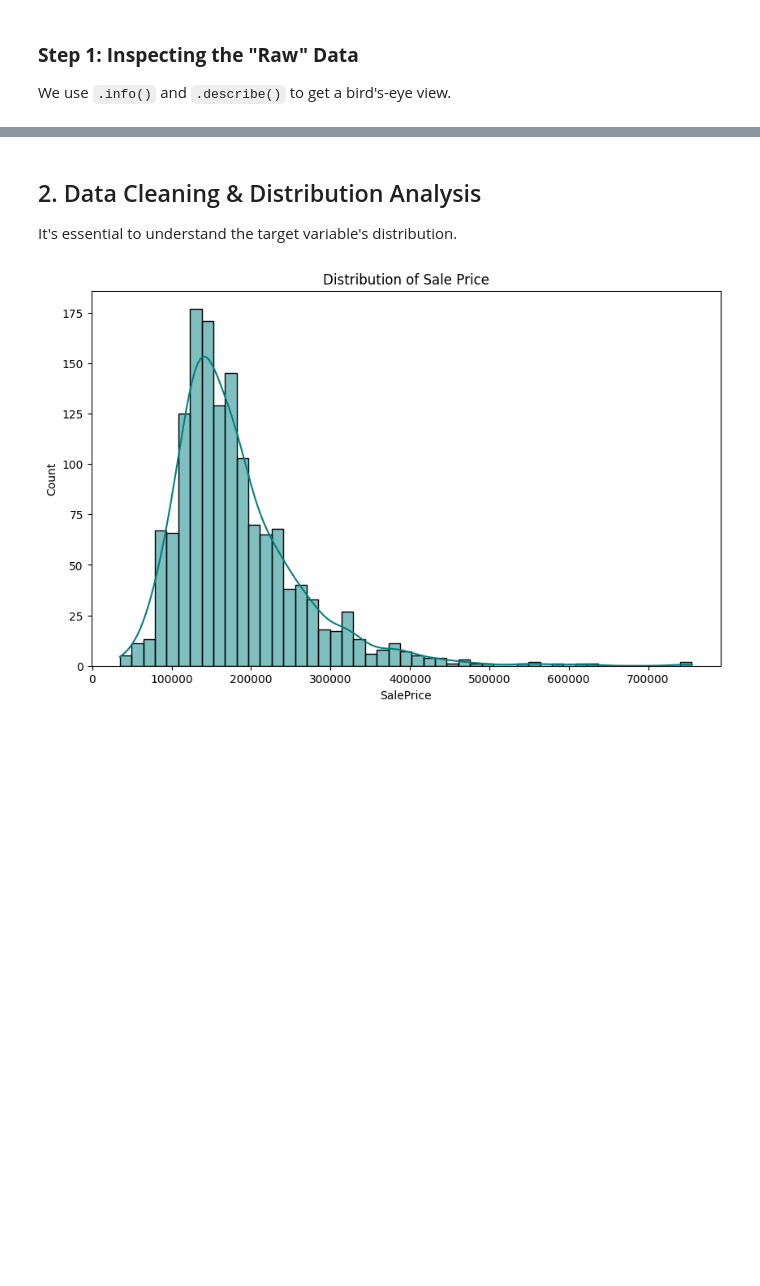
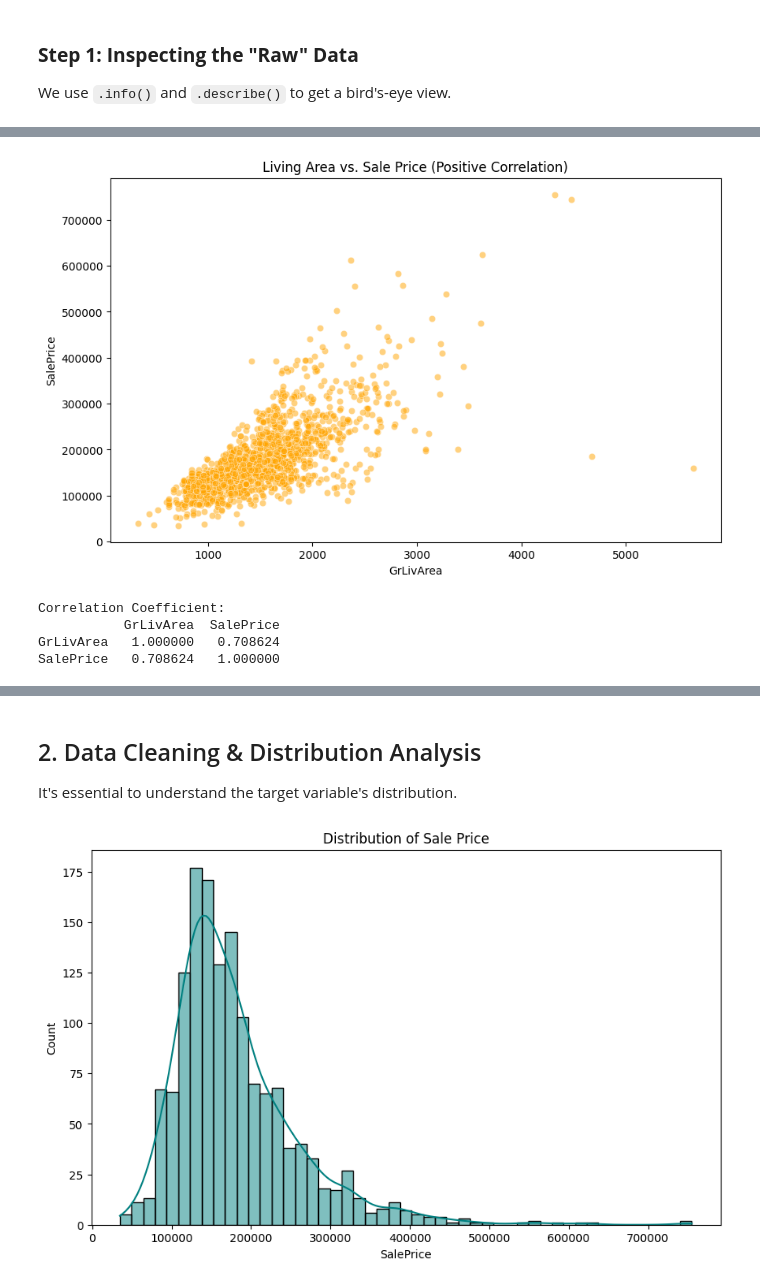
Before and after one commit to hereandnowai/week-05-ml-masterclass, a Jupyter notebook: day2_eda.ipynb, the cells around one changed output, grey strips where cells are left out. Drawn from its saved outputs; the diff is of its cells as text; code cells hidden in the pictures; blank space fills up the shorter version.

```diff
--- a/day2_eda.ipynb
+++ b/day2_eda.ipynb
@@ -44,0 +122,18 @@ We use `.info()` and `.describe()` to get a bird's-eye view.
+# %%
+# Step 4: Bivariate Analysis (Relationship between two variables)
+
+plt.figure(figsize=(10, 6))
+sns.scatterplot(x='GrLivArea', y='SalePrice', data=df, color='orange', alpha=0.5)
+plt.title("Living Area vs. Sale Price (Positive Correlation)")
+plt.show()
+
+# Show the actual math behind the relationship
+correlation = df[['GrLivArea', 'SalePrice']].corr()
+print("Correlation Coefficient:")
+print(correlation)
+# %% [output]
+[figure, added]
+Correlation Coefficient:
+           GrLivArea  SalePrice
+GrLivArea   1.000000   0.708624
+SalePrice   0.708624   1.000000
```
Also changed, not shown: parts of 15 cells of this notebook, 8 other files.
